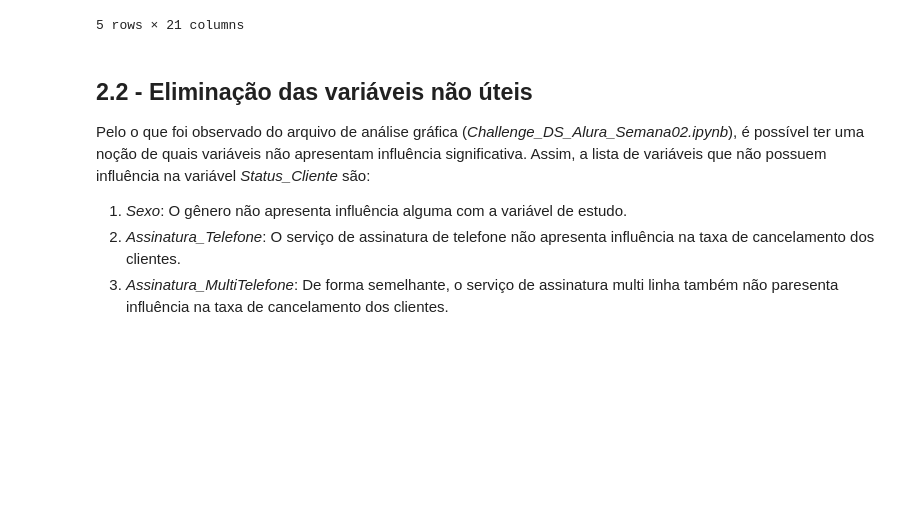
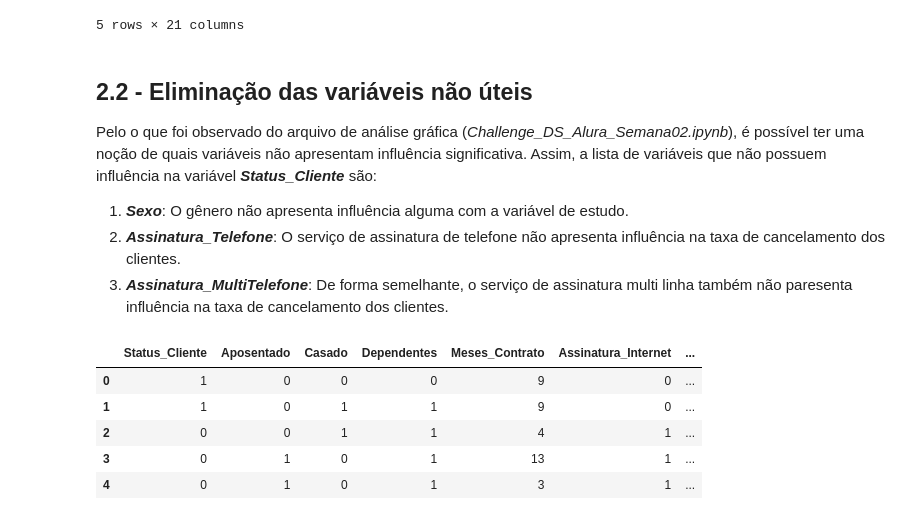
Before and after one commit to goto-95/Challenge_DataScience_AluraVoz, a Jupyter notebook: Challenge_DS_Alura_Semana03.ipynb, the cells around one changed output. Drawn from its saved outputs; the diff is of its cells as text; code cells hidden in the pictures; blank space fills up the shorter version.

```diff
--- a/Challenge_DS_Alura_Semana03.ipynb
+++ b/Challenge_DS_Alura_Semana03.ipynb
@@ -34,8 +34,18 @@ df.head()
 # %% [markdown]
 ## **2.2 - Eliminação das variáveis não úteis**
 
-Pelo o que foi observado do arquivo de análise gráfica (*Challenge_DS_Alura_Semana02.ipynb*), é possível ter uma noção de quais variáveis não apresentam influência significativa. Assim, a lista de variáveis que não possuem influência na variável *Status_Cliente* são:
+Pelo o que foi observado do arquivo de análise gráfica (*Challenge_DS_Alura_Semana02.ipynb*), é possível ter uma noção de quais variáveis não apresentam influência significativa. Assim, a lista de variáveis que não possuem influência na variável ***Status_Cliente*** são:
 
-1. *Sexo*: O gênero não apresenta influência alguma com a variável de estudo.
-2. *Assinatura_Telefone*: O serviço de assinatura de telefone não apresenta influência na taxa de cancelamento dos clientes.
-3. *Assinatura_MultiTelefone*: De forma semelhante, o serviço de assinatura multi linha também não paresenta influência na taxa de cancelamento dos clientes.
+1. ***Sexo***: O gênero não apresenta influência alguma com a variável de estudo.
+2. ***Assinatura_Telefone***: O serviço de assinatura de telefone não apresenta influência na taxa de cancelamento dos clientes.
+3. ***Assinatura_MultiTelefone***: De forma semelhante, o serviço de assinatura multi linha também não paresenta influência na taxa de cancelamento dos clientes.
+# %%
+df.drop(['Sexo','Assinatura_Telefone','Assinatura_MultiTelefone'], axis=1, inplace=True)
+df.head()
+# %% [output]
+|  | Status_Cliente | Aposentado | Casado | Dependentes | Meses_Contrato | Assinatura_Internet | ... |
+| 0 | 1 | 0 | 0 | 0 | 9 | 0 | ... |
+| 1 | 1 | 0 | 1 | 1 | 9 | 0 | ... |
+| 2 | 0 | 0 | 1 | 1 | 4 | 1 | ... |
+| 3 | 0 | 1 | 0 | 1 | 13 | 1 | ... |
+| 4 | 0 | 1 | 0 | 1 | 3 | 1 | ... |
```
Also changed, not shown: parts of 8 cells of this notebook, 1 other file.
